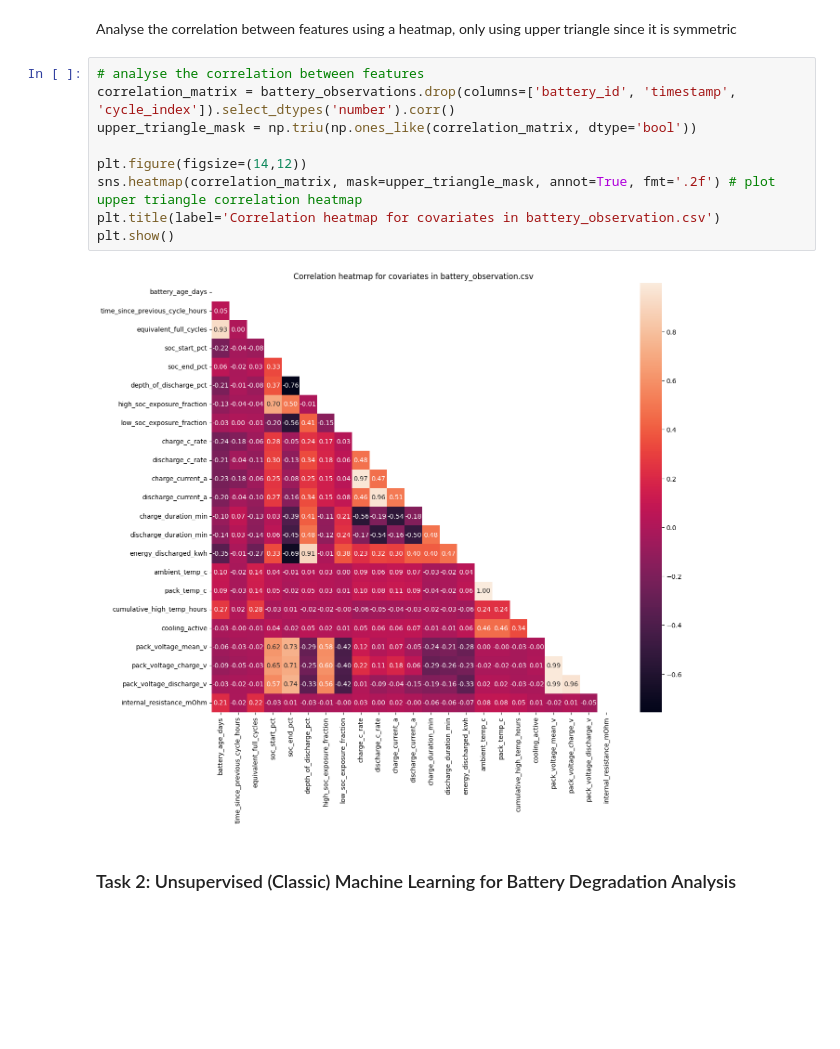
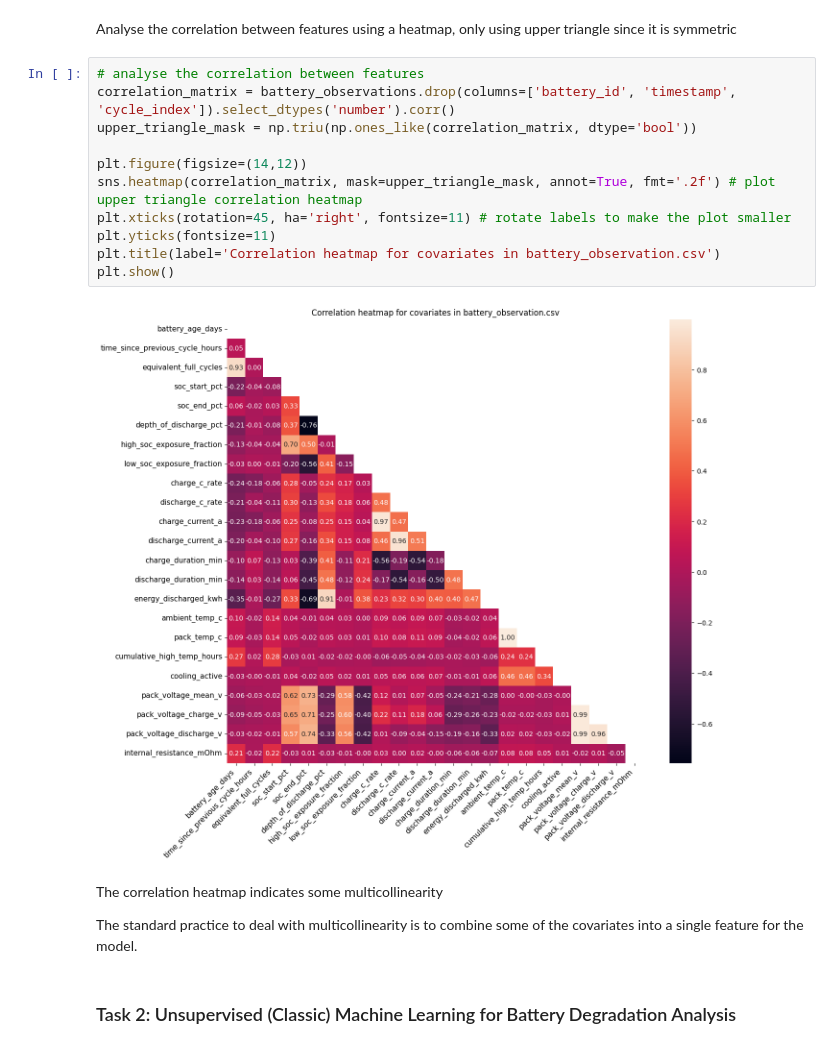
Before and after one commit to leolin25/predicting_battery_useful_life, a Jupyter notebook: cs342-coursework.ipynb, the cells around one changed output. Drawn from its saved outputs; the diff is of its cells as text; blank space fills up the shorter version.

Commit message:
added markdown justification for corr heatmap

```diff
--- a/cs342-coursework.ipynb
+++ b/cs342-coursework.ipynb
@@ -36,14 +36,20 @@ Analyse the correlation between features using a heatmap, only using upper trian
 # %%
 # analyse the correlation between features
 correlation_matrix = battery_observations.drop(columns=['battery_id', 'timestamp', 'cycle_index']).select_dtypes('number').corr()
 upper_triangle_mask = np.triu(np.ones_like(correlation_matrix, dtype='bool'))
 
 plt.figure(figsize=(14,12))
 sns.heatmap(correlation_matrix, mask=upper_triangle_mask, annot=True, fmt='.2f') # plot upper triangle correlation heatmap
+plt.xticks(rotation=45, ha='right', fontsize=11) # rotate labels to make the plot smaller
+plt.yticks(fontsize=11)
 plt.title(label='Correlation heatmap for covariates in battery_observation.csv')
 plt.show()
 # %% [output]
-[figure, old version]
+[figure, new version]
+# %% [markdown]
+The correlation heatmap indicates some multicollinearity
+
+The standard practice to deal with multicollinearity is to combine some of the covariates into a single feature for the model.
 # %% [markdown]
 ### Task 2: Unsupervised (Classic) Machine Learning for Battery Degradation Analysis
 # %% [markdown]
```
